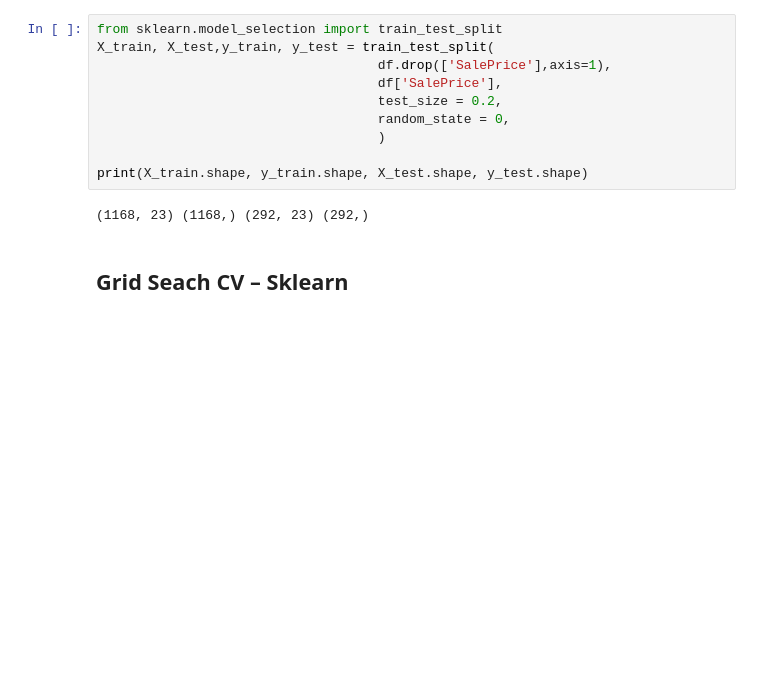
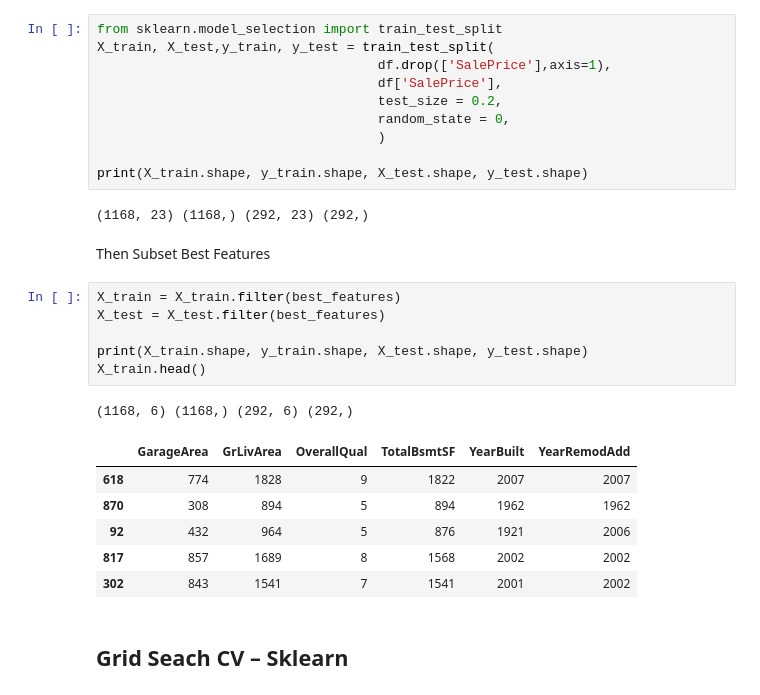
Before and after one commit to van-essa/heritage-housing-issues, a Jupyter notebook: jupyter_notebooks/05 - Modeling and Evaluation - Predict Sale Price.ipynb, the cells around one changed output. Cells and saved outputs as stored; diff of their text form; blank space fills up the shorter version.

Commit message:
Working on the third step, refitting the pipeline with the best features on the 5th Notebook

```diff
--- a/jupyter_notebooks/05 - Modeling and Evaluation - Predict Sale Price.ipynb
+++ b/jupyter_notebooks/05 - Modeling and Evaluation - Predict Sale Price.ipynb
@@ -774,6 +769,22 @@ X_train, X_test,y_train, y_test = train_test_split(
 print(X_train.shape, y_train.shape, X_test.shape, y_test.shape)
 # %% [output]
 (1168, 23) (1168,) (292, 23) (292,)
+# %% [markdown]
+Then Subset Best Features
+# %%
+X_train = X_train.filter(best_features)
+X_test = X_test.filter(best_features)
+
+print(X_train.shape, y_train.shape, X_test.shape, y_test.shape)
+X_train.head()
+# %% [output]
+(1168, 6) (1168,) (292, 6) (292,)
+|  | GarageArea | GrLivArea | OverallQual | TotalBsmtSF | YearBuilt | YearRemodAdd |
+| 618 | 774 | 1828 | 9 | 1822 | 2007 | 2007 |
+| 870 | 308 | 894 | 5 | 894 | 1962 | 1962 |
+| 92 | 432 | 964 | 5 | 876 | 1921 | 2006 |
+| 817 | 857 | 1689 | 8 | 1568 | 2002 | 2002 |
+| 302 | 843 | 1541 | 7 | 1541 | 2001 | 2002 |
 # %% [markdown]
 ## Grid Seach CV – Sklearn
 # %%
```
Also changed, not shown: parts of 11 cells of this notebook.
